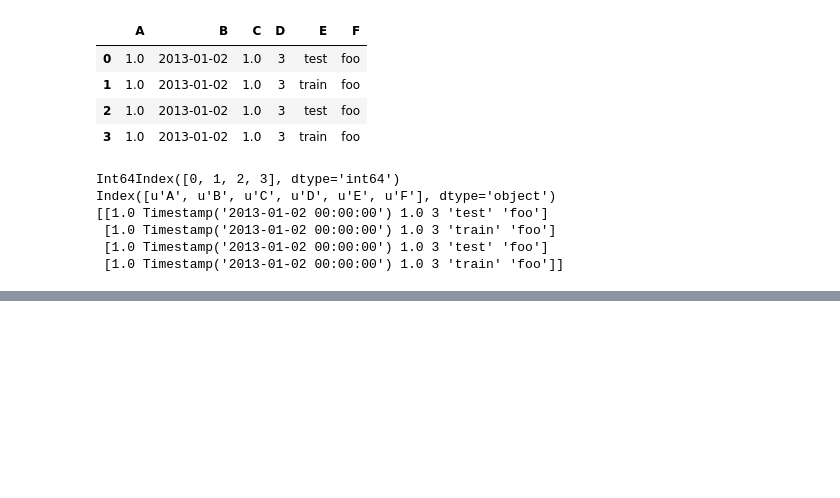
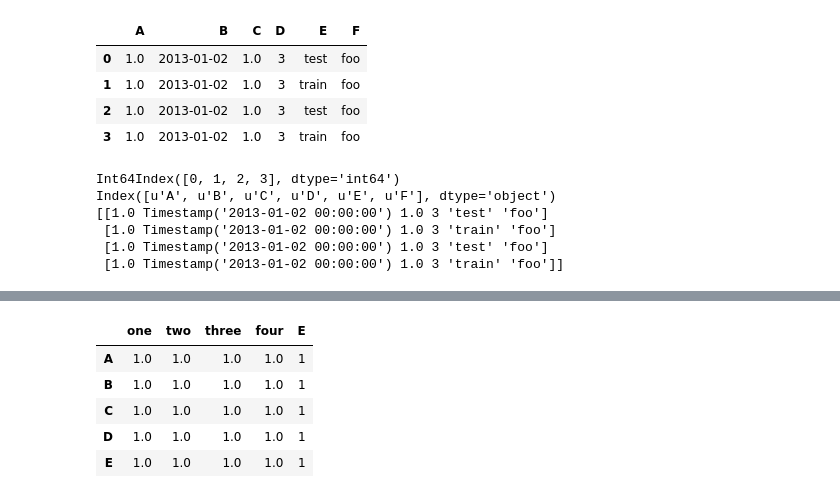
Before and after one commit to hyunhw/Practice-and-notes, a Jupyter notebook: Pandas_10min_tutorial.ipynb, the cells around one changed output, grey strips where cells are left out. Drawn from its saved outputs; the diff is of its cells as text; code cells hidden in the pictures; blank space fills up the shorter version.

```diff
--- a/Pandas_10min_tutorial.ipynb
+++ b/Pandas_10min_tutorial.ipynb
@@ -119,0 +216,9 @@ df.sort_values(by='one')
+# %%
+df3.fillna(1)
+# %% [output]
+|  | one | two | three | four | E |
+| A | 1.0 | 1.0 | 1.0 | 1.0 | 1 |
+| B | 1.0 | 1.0 | 1.0 | 1.0 | 1 |
+| C | 1.0 | 1.0 | 1.0 | 1.0 | 1 |
+| D | 1.0 | 1.0 | 1.0 | 1.0 | 1 |
+| E | 1.0 | 1.0 | 1.0 | 1.0 | 1 |
```
Also changed, not shown: parts of 29 cells of this notebook.
